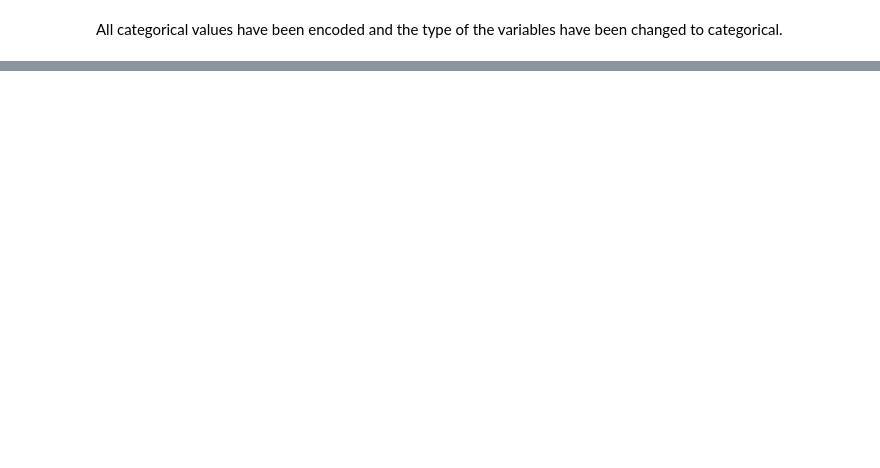
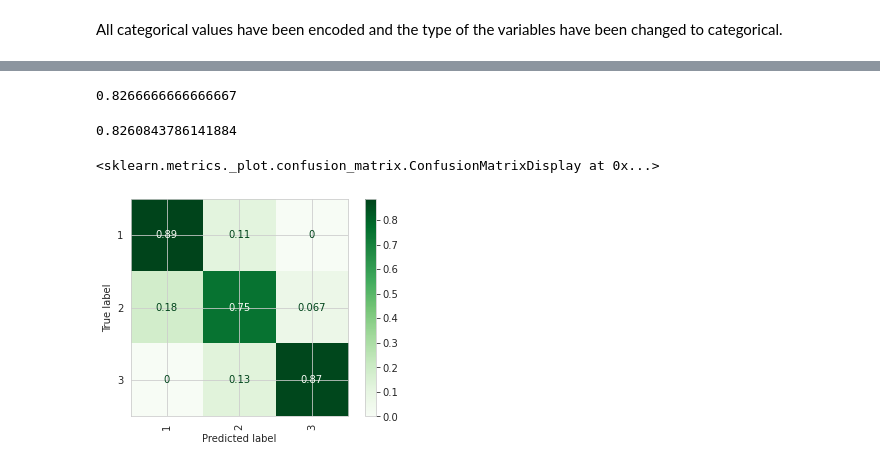
Before and after one commit to Otsemeuno/Multinomial-Regression, a Jupyter notebook: Untitled0.ipynb, the cells around one changed output, grey strips where cells are left out. Drawn from its saved outputs; the diff is of its cells as text; code cells hidden in the pictures; blank space fills up the shorter version.

```diff
--- a/Untitled0.ipynb
+++ b/Untitled0.ipynb
@@ -429,0 +509,4 @@ All categorical values have been encoded and the type of the variables have been
+# %%
+logit_model=sm.MNLogit(ytrain,sm.add_constant(xtrain))
+result =  logit_model.fit()
+print(result.summary())
@@ -429,0 +540,3 @@ All categorical values have been encoded and the type of the variables have been
+# %%
+xtrain = sm.add_constant(xtrain)
+y_pred = result.predict(xtrain)
@@ -429,0 +662,4 @@ All categorical values have been encoded and the type of the variables have been
+# %%
+xtest = sm.add_constant(xtest)
+y_pred = result.predict(xtest)
+y_pred
@@ -429,0 +680,10 @@ All categorical values have been encoded and the type of the variables have been
+# %%
+conditions = [
+              (y_pred[0] > y_pred[1]) & (y_pred[0] > y_pred[2]),
+              (y_pred[1] > y_pred[0]) & (y_pred[1] > y_pred[2]),
+              (y_pred[2] > y_pred[0]) & (y_pred[2] > y_pred[1])]
+
+choices = [1,2,3]
+
+y_pred['final'] = np.select(conditions, choices, default=np.nan)
+y_pred
@@ -429,0 +704,22 @@ All categorical values have been encoded and the type of the variables have been
+# %%
+accuracy_score(ytest, y_pred['final'])
+# %% [output]
+0.8266666666666667
+# %%
+precision_base = precision_score(ytest, y_pred['final'], average = 'macro')
+
+recall_base = recall_score(ytest, y_pred['final'], average = 'macro')
+
+
+f_base = f1_score(ytest, y_pred['final'], average = 'macro')
+f_base
+# %% [output]
+0.8260843786141884
+# %%
+ConfusionMatrixDisplay.from_predictions(ytest, y_pred['final'],
+                                        xticks_rotation="vertical",
+                                        normalize="true",
+                                        cmap=plt.cm.Greens)
+# %% [output]
+<sklearn.metrics._plot.confusion_matrix.ConfusionMatrixDisplay at 0x...>
+[figure, added]
```
Also changed, not shown: parts of 45 cells of this notebook.
